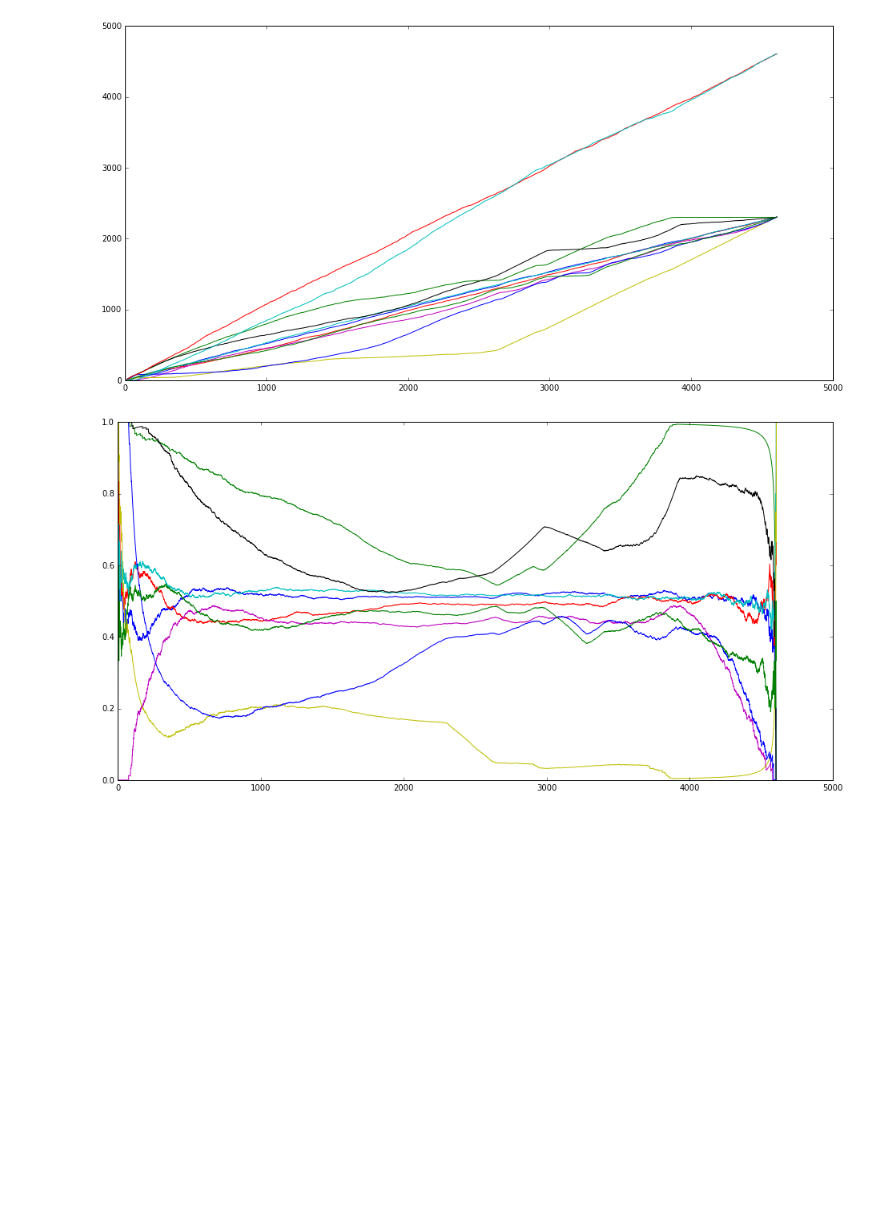
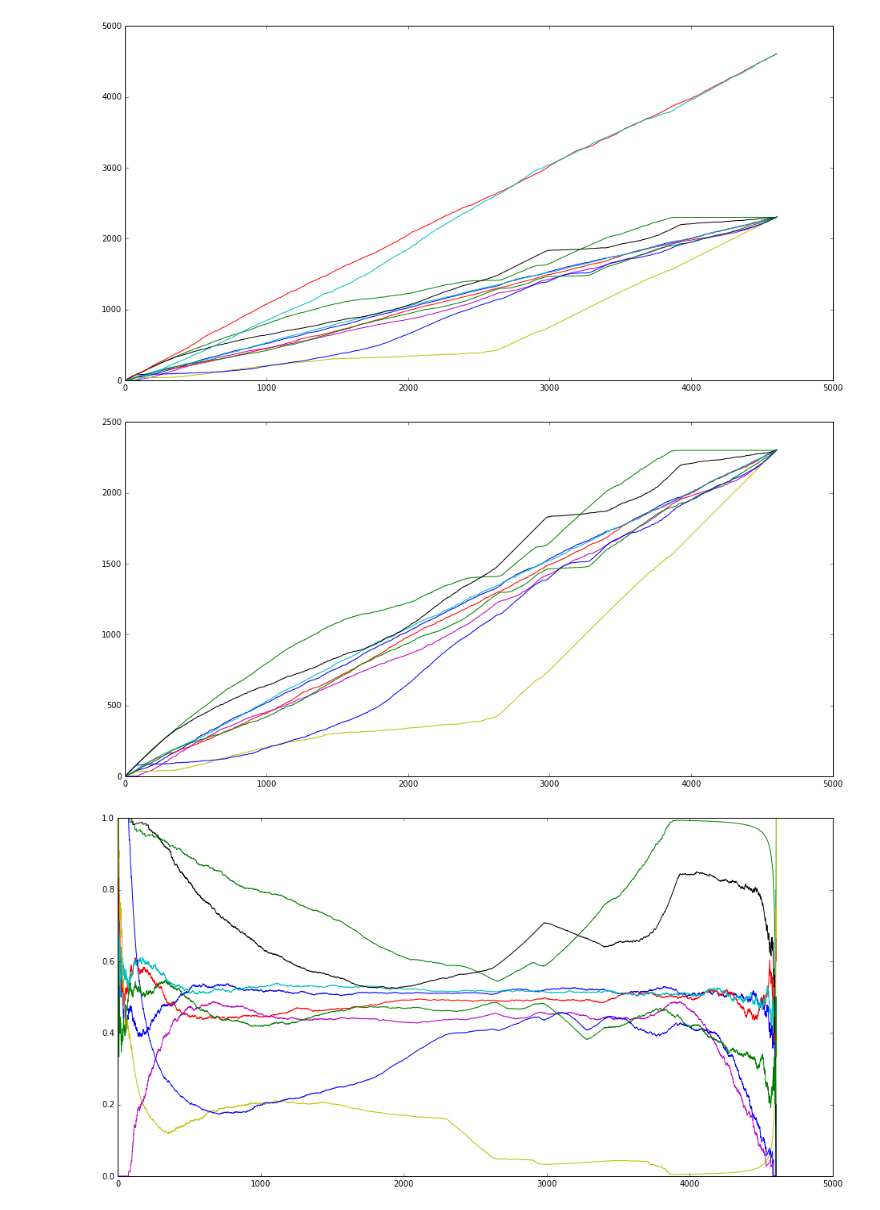
Before and after one commit to sjvrijn/ModEA, a Jupyter notebook: module_analysis.ipynb, the cells around one changed output. Saved outputs shown, nothing was run; the diff lists cells and outputs as text; code cells hidden in the pictures; blank space fills up the shorter version.

```diff
--- a/module_analysis.ipynb
+++ b/module_analysis.ipynb
@@ -40,6 +40,12 @@ plt.plot(np.cumsum(cases[2][1][cases[2][1][:,11].argsort()][:,:11], axis=0))
 plt.show()
 # %% [output]
 [figure]
+# %%
+plt.figure(figsize=(16, 8))
+plt.plot(np.cumsum(cases[2][1][cases[2][1][:,11].argsort()][:,:9], axis=0))
+plt.show()
+# %% [output]
+[figure, added]
 # %%
 temp = np.cumsum(cases[2][1][ cases[2][1][:,11].argsort() ][:,:11], axis=0)
 temp = temp - min_columns
```
